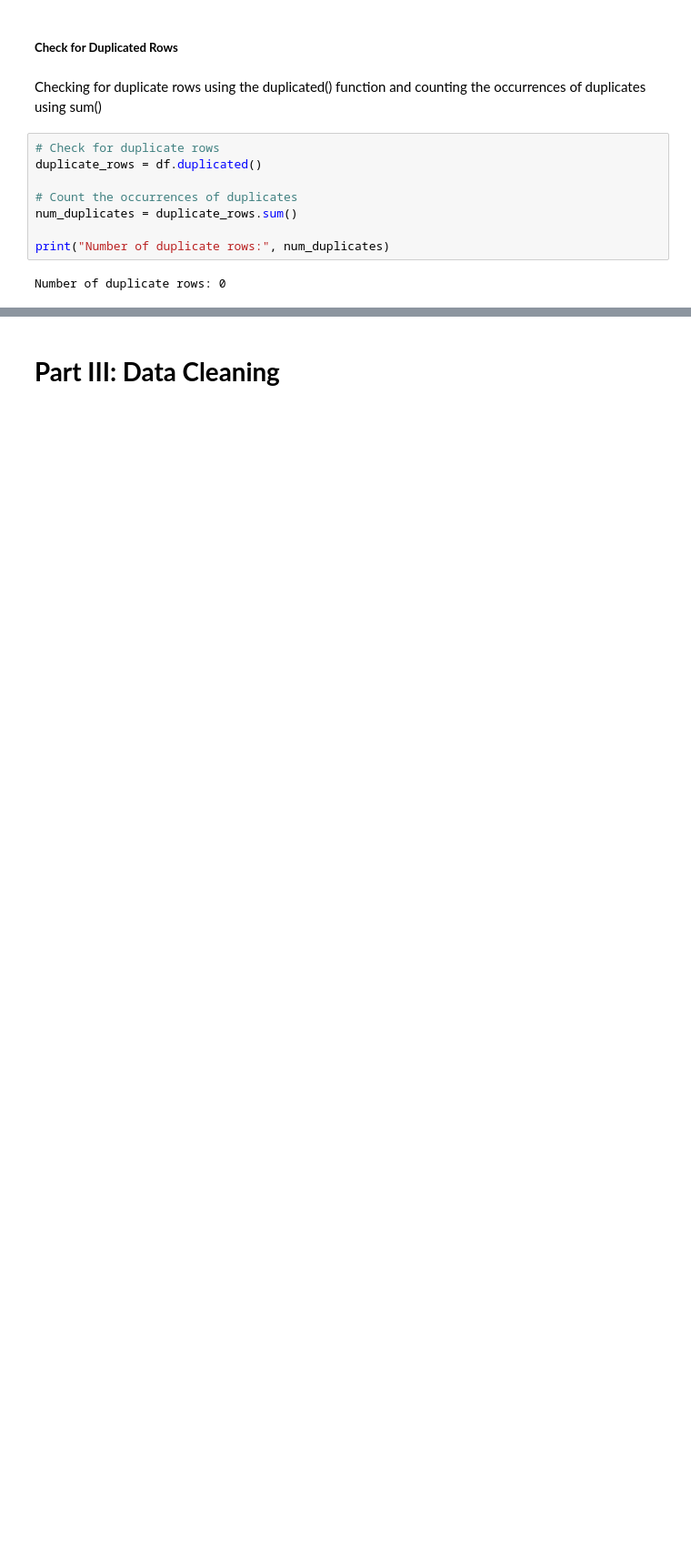
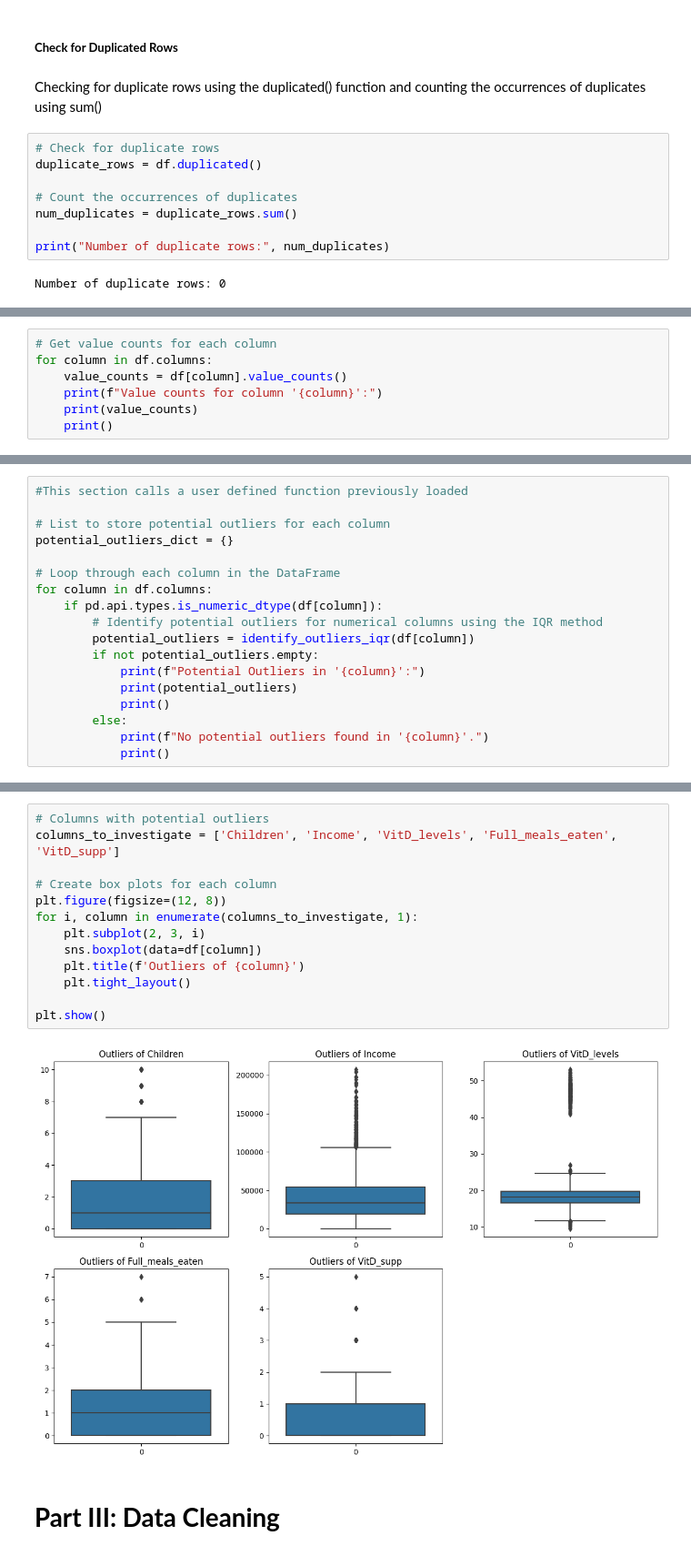
Before and after one commit to nestrada79/MSDA, a Jupyter notebook: D206/D206.ipynb, the cells around one changed output, grey strips where cells are left out. Shown at 91% size. Cells and saved outputs as stored; diff of their text form; blank space fills up the shorter version.

```diff
--- a/D206/D206.ipynb
+++ b/D206/D206.ipynb
@@ -474,0 +585,7 @@ Number of duplicate rows: 0
+# %%
+# Get value counts for each column
+for column in df.columns:
+    value_counts = df[column].value_counts()
+    print(f"Value counts for column '{column}':")
+    print(value_counts)
+    print()
@@ -474,0 +612,18 @@ Number of duplicate rows: 0
+# %%
+#This section calls a user defined function previously loaded
+
+# List to store potential outliers for each column
+potential_outliers_dict = {}
+
+# Loop through each column in the DataFrame
+for column in df.columns:
+    if pd.api.types.is_numeric_dtype(df[column]):
+        # Identify potential outliers for numerical columns using the IQR method
+        potential_outliers = identify_outliers_iqr(df[column])
+        if not potential_outliers.empty:
+            print(f"Potential Outliers in '{column}':")
+            print(potential_outliers)
+            print()
+        else:
+            print(f"No potential outliers found in '{column}'.")
+            print()
@@ -475,3 +648,18 @@ Number of duplicate rows: 0
+# %%
+# Columns with potential outliers
+columns_to_investigate = ['Children', 'Income', 'VitD_levels', 'Full_meals_eaten', 'VitD_supp']
+
+# Create box plots for each column
+plt.figure(figsize=(12, 8))
+for i, column in enumerate(columns_to_investigate, 1):
+    plt.subplot(2, 3, i)
+    sns.boxplot(data=df[column])
+    plt.title(f'Outliers of {column}')
+    plt.tight_layout()
+
+plt.show()
+# %% [output]
+[figure, added]
 # %% [markdown]
 # **Part III: Data Cleaning**
 # %% [markdown]
```
Also changed, not shown: parts of 28 cells of this notebook.
